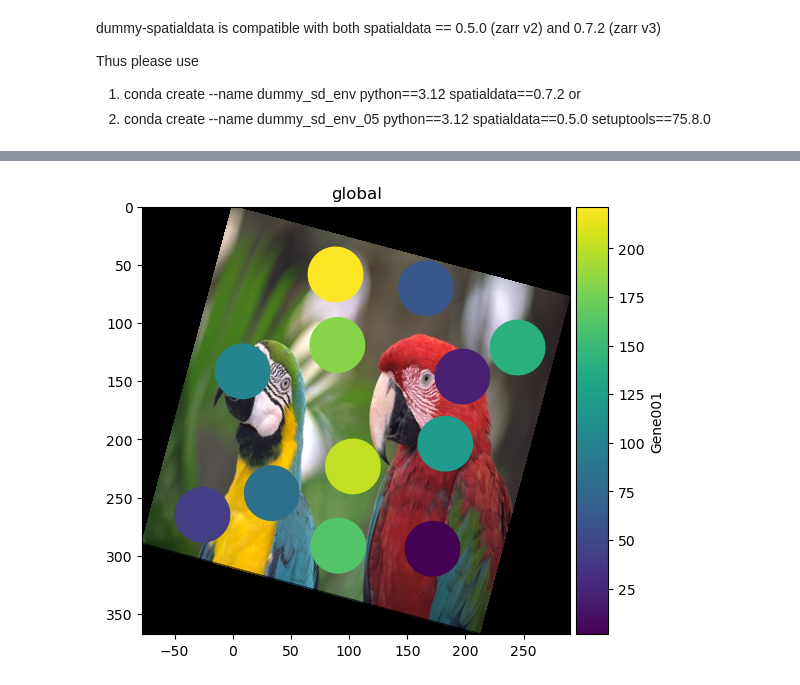
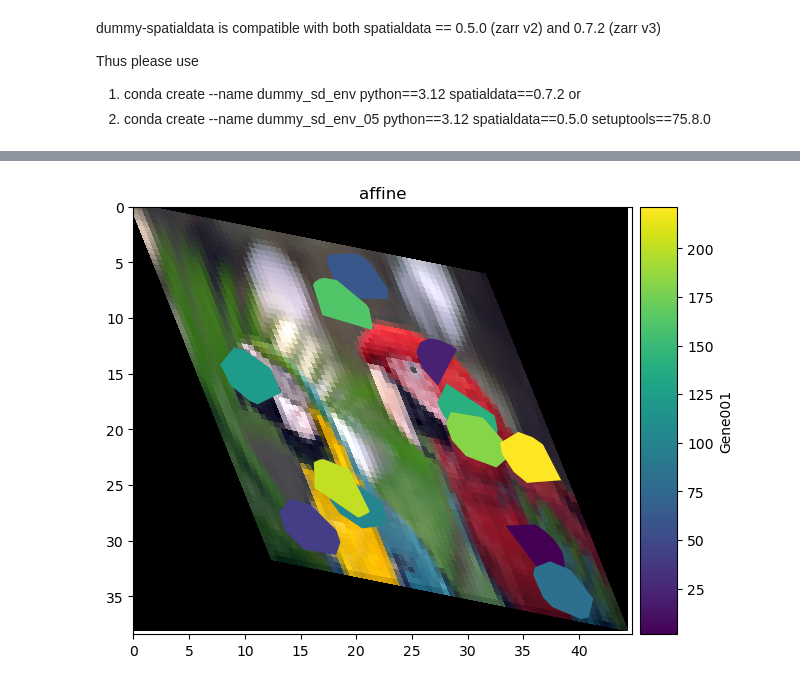
Before and after one commit to BIMSBbioinfo/dummy-spatialdata, a Jupyter notebook: docs/notebooks/main.ipynb, the cells around one changed output, grey strips where cells are left out. Saved outputs shown, nothing was run; the diff lists cells and outputs as text; code cells hidden in the pictures.

```diff
--- a/docs/notebooks/main.ipynb
+++ b/docs/notebooks/main.ipynb
@@ -85,5 +91,4 @@ sdata = sd.read_zarr(filename.name + ".zarr")
 # %%
-sdata.pl.render_images("image_0").pl.render_shapes("shape_0", color="Gene001", table_name = "table_0", table_layer = "float_matrix").pl.show(coordinate_systems = "global")
-# sdata.pl.render_shapes("shape_1", color="Gene001", table_name = "table_1", table_layer = "float_matrix").pl.show(coordinate_systems = "shape_1")
+sdata.pl.render_images('image_0').pl.render_shapes('shape_0', color='Gene001', table_name = 'table_0', table_layer = 'float_matrix').pl.show(coordinate_systems = 'affine')
 # %% [output]
-[figure, old version]
+[figure, new version]
```
Also changed, not shown: parts of 3 cells of this notebook, 4 other files.
